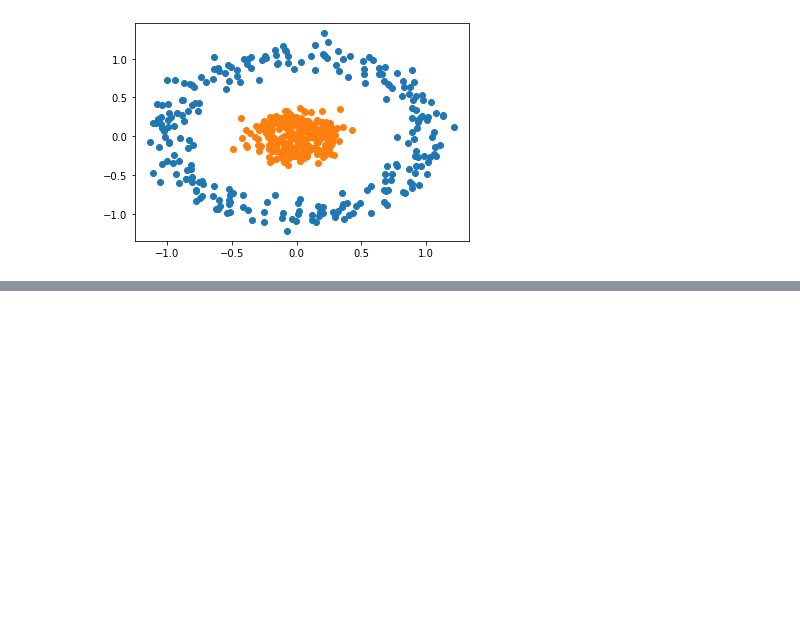
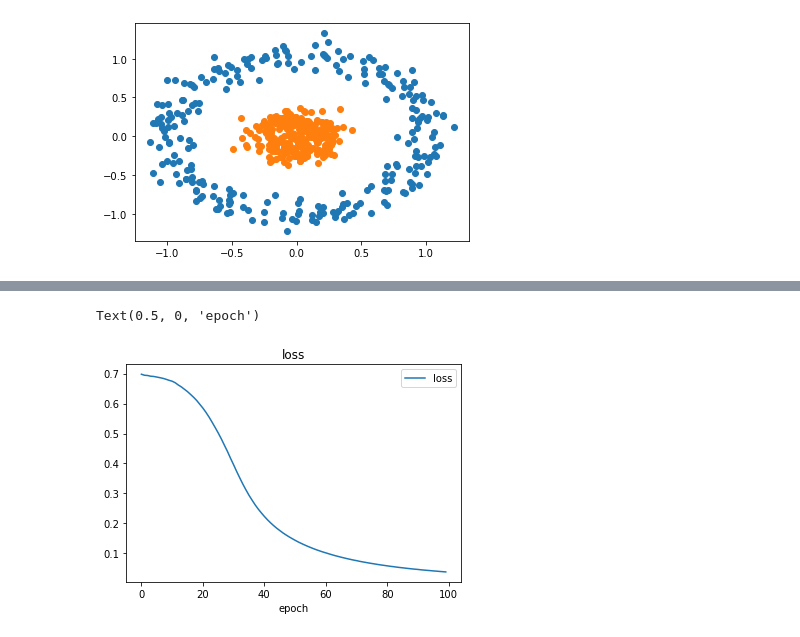
Before and after one commit to sunnyshahabuddin/Deep-Neural-Network, a Jupyter notebook: Deep Neural Network.ipynb, the cells around one changed output, grey strips where cells are left out. Saved outputs shown, nothing was run; the diff lists cells and outputs as text; code cells hidden in the pictures; blank space fills up the shorter version.

```diff
--- a/Deep Neural Network.ipynb
+++ b/Deep Neural Network.ipynb
@@ -24,0 +53,8 @@ model.compile(Adam(lr = 0.01), 'binary_crossentropy', metrics=['accuracy'])
+# %%
+plt.plot(h.history['loss'])
+plt.legend(['loss'])
+plt.title('loss')
+plt.xlabel('epoch')
+# %% [output]
+Text(0.5, 0, 'epoch')
+[figure, added]
```
Also changed, not shown: parts of 5 cells of this notebook.
